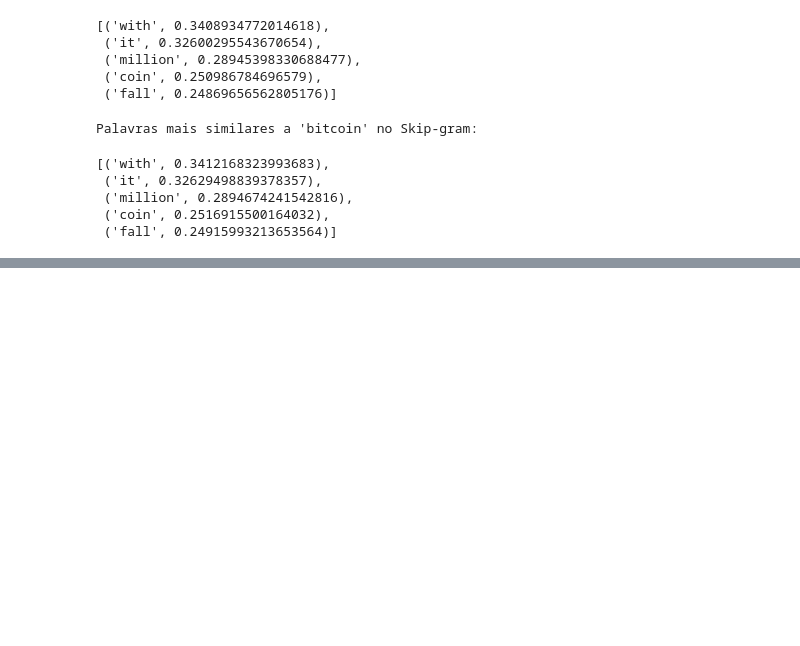
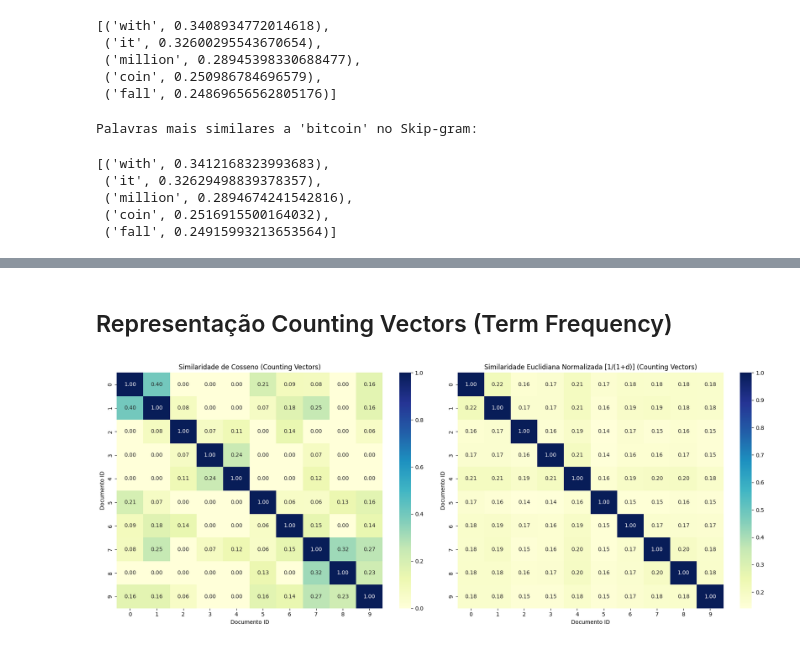
Before and after one commit to Joaoplims/NLP-HandsOn, a Jupyter notebook: HO02/HO02_NLP.ipynb, the cells around one changed output, grey strips where cells are left out. Cells and saved outputs as stored; diff of their text form; code cells hidden in the pictures; blank space fills up the shorter version.

```diff
--- a/HO02/HO02_NLP.ipynb
+++ b/HO02/HO02_NLP.ipynb
@@ -679,0 +652,37 @@ Nesta seção, compararemos como os 10 documentos se agrupam usando diferentes r
+# %% [markdown]
+## Representação Counting Vectors (Term Frequency)
+# %%
+from sklearn.metrics.pairwise import cosine_similarity, euclidean_distances
+import seaborn as sns
+import matplotlib.pyplot as plt
+import numpy as np
+
+# 1. Gerar a matriz de contagem (Counting Vectors) para todos os documentos
+counting_matrix = np.array([get_counting_vector(doc, vocabulary, word_to_idx) for doc in all_normalized_documents])
+
+# 2. Calcular Similaridade de Cosseno
+cos_sim_counting = cosine_similarity(counting_matrix)
+
+# 3. Calcular Distância Euclidiana e Normalizar (1 / (1 + d))
+euc_dist_counting = euclidean_distances(counting_matrix)
+euc_sim_counting = 1 / (1 + euc_dist_counting)
+
+# 4. Plotar os Heatmaps
+fig, (ax1, ax2) = plt.subplots(1, 2, figsize=(18, 7))
+
+# Heatmap Cosseno
+sns.heatmap(cos_sim_counting, annot=True, fmt=".2f", cmap='YlGnBu', ax=ax1)
+ax1.set_title('Similaridade de Cosseno (Counting Vectors)')
+ax1.set_xlabel('Documento ID')
+ax1.set_ylabel('Documento ID')
+
+# Heatmap Euclidiano Normalizado
+sns.heatmap(euc_sim_counting, annot=True, fmt=".2f", cmap='YlGnBu', ax=ax2)
+ax2.set_title('Similaridade Euclidiana Normalizada [1/(1+d)] (Counting Vectors)')
+ax2.set_xlabel('Documento ID')
+ax2.set_ylabel('Documento ID')
+
+plt.tight_layout()
+plt.show()
+# %% [output]
+[figure, added]
```
Also changed, not shown: parts of 26 cells of this notebook.
